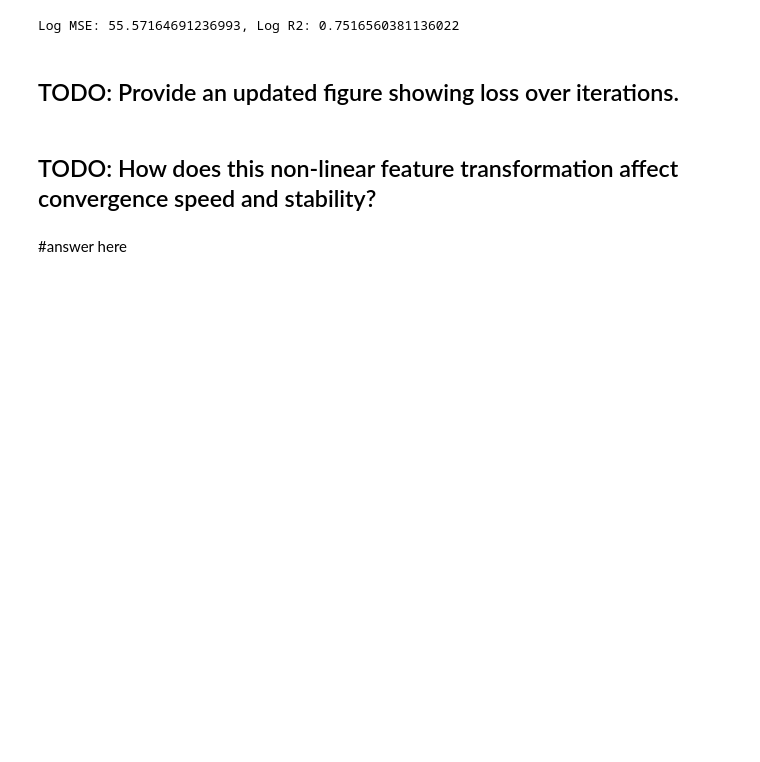
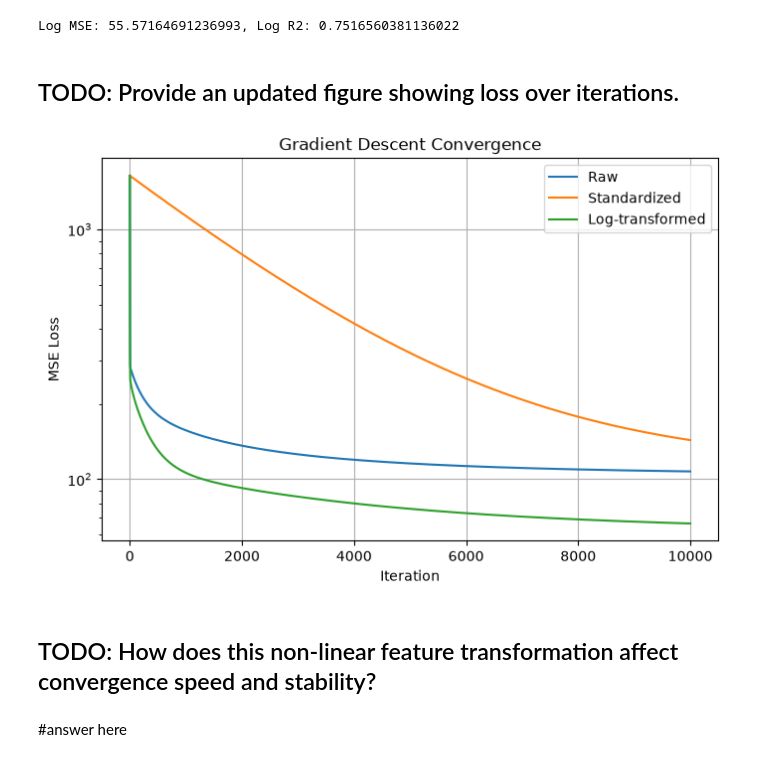
Before and after one commit to laurenlal/cse5104-project1, a Jupyter notebook: main.ipynb, the cells around one changed output. Cells and saved outputs as stored; diff of their text form; code cells hidden in the pictures; blank space fills up the shorter version.

```diff
--- a/main.ipynb
+++ b/main.ipynb
@@ -272,7 +272,21 @@ Log MSE: 55.57164691236993, Log R2: 0.7516560381136022
 # %% [markdown]
 ## TODO: Provide an updated figure showing loss over iterations.
 # %%
-#code here
+plt.figure(figsize=(8, 5))
+
+plt.plot(loss_unscaled, label="Raw")
+plt.plot(loss_scaled, label="Standardized")
+plt.plot(loss_log, label="Log-transformed")
+
+plt.xlabel("Iteration")
+plt.ylabel("MSE Loss")
+plt.title("Gradient Descent Convergence")
+plt.yscale("log")
+plt.legend()
+plt.grid(True)
+plt.show()
+# %% [output]
+[figure, added]
 # %% [markdown]
 ## TODO: How does this non-linear feature transformation affect convergence speed and stability?
 # %% [markdown]
```
Also changed, not shown: parts of 6 cells of this notebook.
